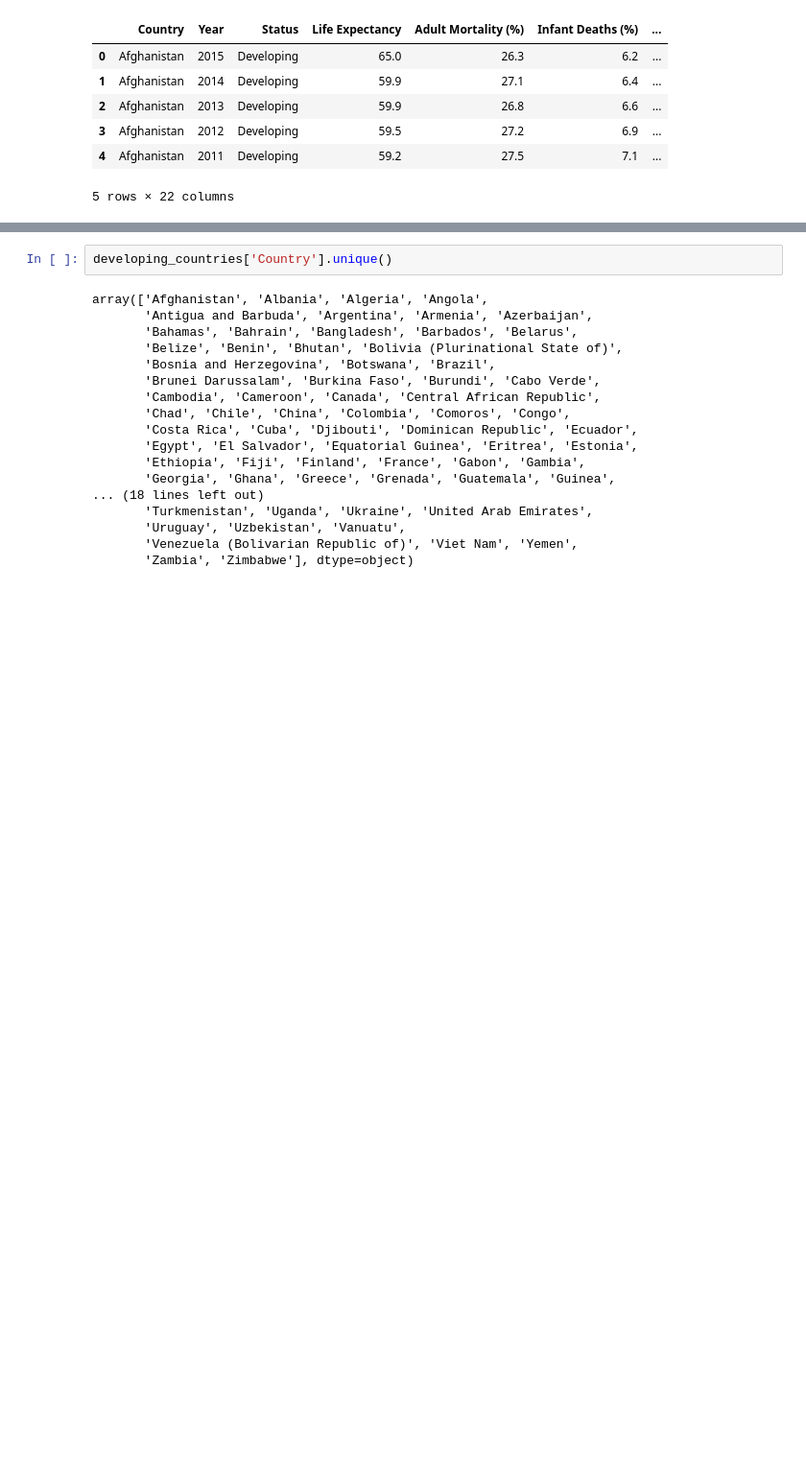
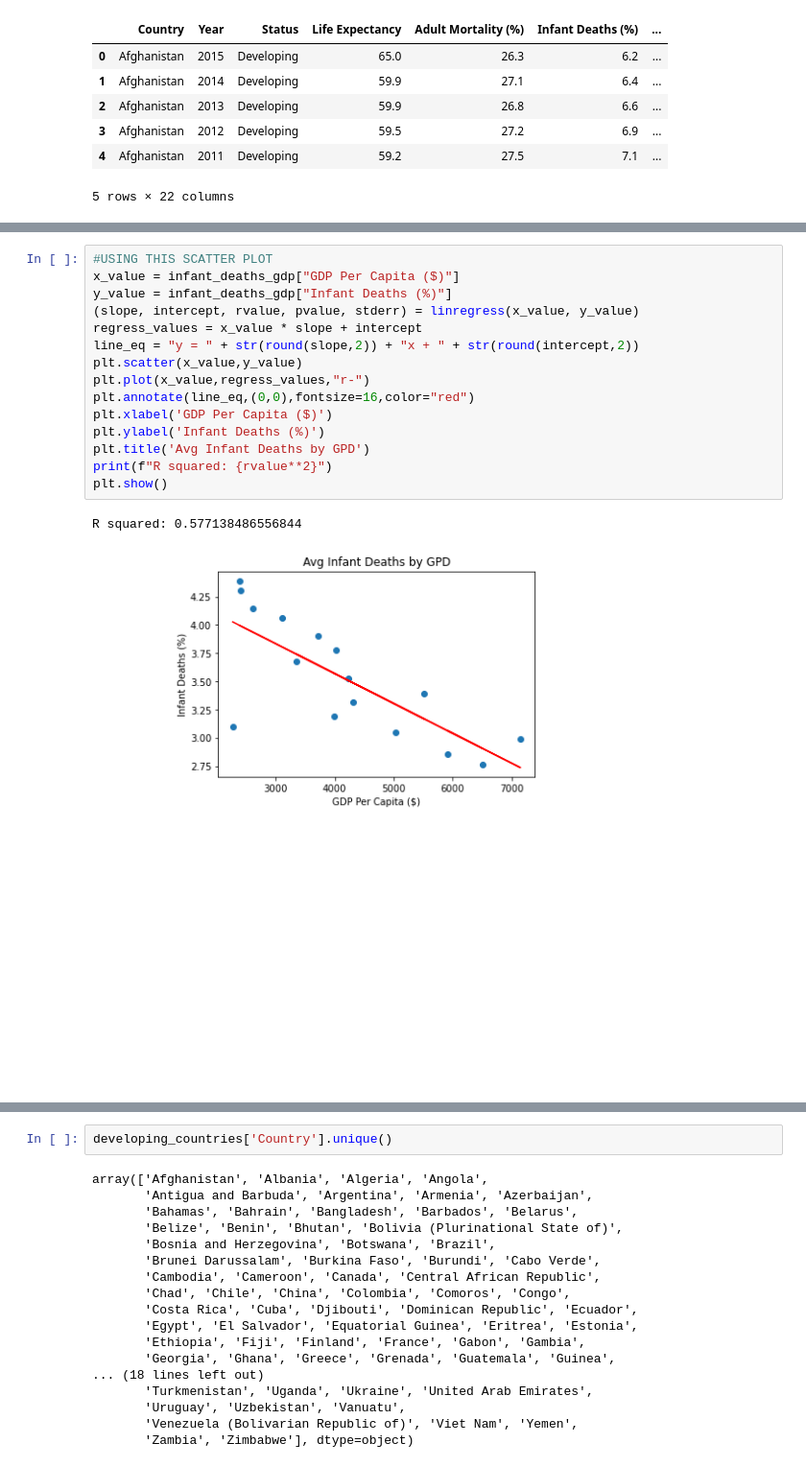
Before and after one commit to shechter430/project_one, a Jupyter notebook: Anna_analyzations.ipynb, the cells around one changed output, grey strips where cells are left out. Shown: that part at 96% size. Saved outputs shown, nothing was run; the diff lists cells and outputs as text; blank space fills up the shorter version.

```diff
--- a/Anna_analyzations.ipynb
+++ b/Anna_analyzations.ipynb
@@ -39,0 +70,18 @@ developing_countries.head()
+# %%
+#USING THIS SCATTER PLOT
+x_value = infant_deaths_gdp["GDP Per Capita ($)"]
+y_value = infant_deaths_gdp["Infant Deaths (%)"]
+(slope, intercept, rvalue, pvalue, stderr) = linregress(x_value, y_value)
+regress_values = x_value * slope + intercept
+line_eq = "y = " + str(round(slope,2)) + "x + " + str(round(intercept,2))
+plt.scatter(x_value,y_value)
+plt.plot(x_value,regress_values,"r-")
+plt.annotate(line_eq,(0,0),fontsize=16,color="red")
+plt.xlabel('GDP Per Capita ($)')
+plt.ylabel('Infant Deaths (%)')
+plt.title('Avg Infant Deaths by GPD')
+print(f"R squared: {rvalue**2}")
+plt.show()
+# %% [output]
+R squared: 0.577138486556844
+[figure, added]
```
Also changed, not shown: parts of 15 cells of this notebook.
